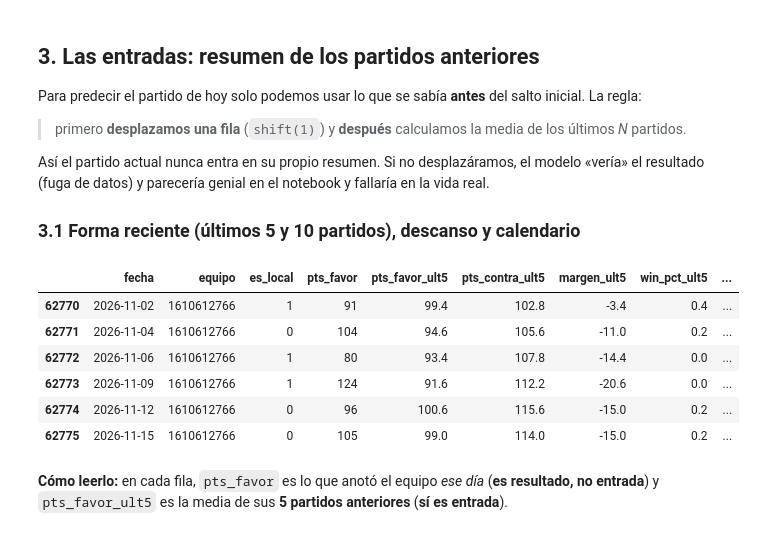
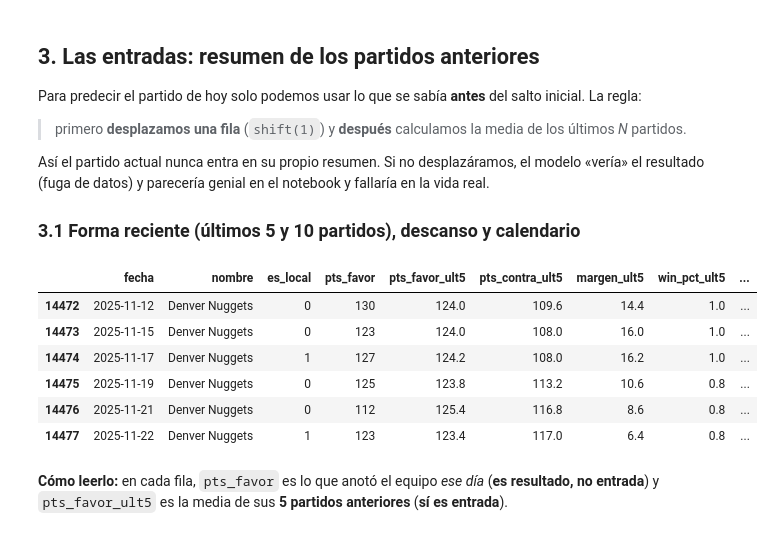
Before and after one commit to aimardf/proyecto-nba-bigdata-ia, a Jupyter notebook: notebooks/01_forma_dataset_modelado.ipynb, the cells around one changed output. Cells and saved outputs as stored; diff of their text form; code cells hidden in the pictures.

```diff
--- a/notebooks/01_forma_dataset_modelado.ipynb
+++ b/notebooks/01_forma_dataset_modelado.ipynb
@@ -56,0 +45,10 @@ Filas, columnas: (73552, 23)
+# %%
+games = pd.read_csv(RUTA / "Games.csv", low_memory=False)
+print("Filas, columnas:", games.shape)
+
+# Para las muestras usamos la ÚLTIMA TEMPORADA COMPLETA: la 2025-26 (de oct-2025 a jun-2026).
+# (La 2026-27 acaba de empezar y todavía tiene pocos partidos.)
+f = pd.to_datetime(games["gameDateTimeEst"])
+ant = games[(f >= "2025-10-01") & (f < "2026-07-01") & (games["gameType"] == "Regular Season")].sort_values("gameDateTimeEst")
+print("Partidos de temporada regular 2025-26:", len(ant))
+ant.head(5)
@@ -112,6 +119,8 @@ g = games.copy()
 g["fecha"] = pd.to_datetime(g["gameDateTimeEst"]).dt.normalize()
 # temporada = año en que empieza (la NBA empieza en octubre)
 g["temporada"] = np.where(g["fecha"].dt.month >= 8, g["fecha"].dt.year, g["fecha"].dt.year - 1)
+g["nombre_local"] = g["hometeamCity"] + " " + g["hometeamName"]
+g["nombre_visit"] = g["awayteamCity"] + " " + g["awayteamName"]
 g = g[(g["gameType"] == "Regular Season") & (g["temporada"] >= 2000) & (g["homeScore"] > 0) & (g["awayScore"] > 0)].sort_values(["fecha", "gameId"]).reset_index(drop=True)
 print("Partidos que usamos:", len(g), "| temporadas:", g["temporada"].min(), "a", g["temporada"].max())
 
@@ -123,7 +132,12 @@ largo = pd.concat([local, visit]).sort_values(["equipo", "fecha", "gameId"]).res
 largo["gana"] = (largo.pts_favor > largo.pts_contra).astype(int)
 largo["margen"] = largo.pts_favor - largo.pts_contra
 print("Filas (2 por partido):", len(largo))
-largo[largo.equipo == largo.equipo.iloc[-1]].tail(6)
+# ejemplo: un equipo en la temporada 2025-26 (los 6 primeros partidos de esa temporada)
+nombres = pd.concat([g[["hometeamId", "nombre_local"]].set_axis(["equipo", "nombre"], axis=1),
+                     g[["awayteamId", "nombre_visit"]].set_axis(["equipo", "nombre"], axis=1)]).drop_duplicates("equipo", keep="last")
+largo = largo.merge(nombres, on="equipo", how="left")
+ejemplo = largo[(largo.temporada == 2025) & (largo.nombre == "Denver Nuggets")]
+ejemplo.head(6)
 # %% [output]
 Partidos que usamos: 31388 | temporadas: 2000 a 2026
 Filas (2 por partido): 62776
@@ -147,37 +161,38 @@ y parecería genial en el notebook y fallaría en la vida real.
 # %%
 def anadir_historial(df, ventanas=(5, 10)):
     df = df.sort_values(["equipo", "fecha", "gameId"]).copy()
     grp = df.groupby("equipo", group_keys=False)
 
     for n in ventanas:
         for col, nombre in [("pts_favor", "pts_favor"), ("pts_contra", "pts_contra"),
                             ("margen", "margen"), ("gana", "win_pct")]:
             # shift(1): solo partidos ANTERIORES; luego media de los N últimos
             df[f"{nombre}_ult{n}"] = grp[col].transform(lambda s: s.shift(1).rolling(n, min_periods=n).mean())
 
     # descanso: días desde el partido anterior del mismo equipo
     df["dias_descanso"] = grp["fecha"].transform(lambda s: s.diff().dt.days).clip(upper=7)
     df["back_to_back"] = (df["dias_descanso"] == 1).astype(int)
 
     # récord de la temporada ANTES del partido (lo calculamos nosotros)
     g_temp = df.groupby(["equipo", "temporada"], group_keys=False)
     df["partidos_temporada"] = g_temp.cumcount()                      # partidos ya jugados
     df["victorias_temporada"] = g_temp["gana"].transform(lambda s: s.shift(1).cumsum()).fillna(0)
     df["win_pct_temporada"] = (df["victorias_temporada"] / df["partidos_temporada"]).where(df["partidos_temporada"] > 0)
     return df
 
 largo = anadir_historial(largo)
 cols_demo = ["fecha", "equipo", "es_local", "pts_favor", "pts_favor_ult5", "pts_contra_ult5", "margen_ult5",
              "win_pct_ult5", "dias_descanso", "partidos_temporada", "win_pct_temporada"]
-largo[largo.equipo == largo.equipo.iloc[-1]][cols_demo].tail(6).round({c: 2 for c in cols_demo if c != "fecha"})
+cols_demo = ["fecha", "nombre"] + cols_demo[2:]
+largo[(largo.temporada == 2025) & (largo.nombre == "Denver Nuggets")][cols_demo].iloc[10:16].round({c: 2 for c in cols_demo if c not in ("fecha", "nombre")})
 # %% [output]
-|  | fecha | equipo | es_local | pts_favor | pts_favor_ult5 | pts_contra_ult5 | margen_ult5 | win_pct_ult5 | ... |
-| 62770 | 2026-11-02 | 1610612766 | 1 | 91 | 99.4 | 102.8 | -3.4 | 0.4 | ... |
-| 62771 | 2026-11-04 | 1610612766 | 0 | 104 | 94.6 | 105.6 | -11.0 | 0.2 | ... |
-| 62772 | 2026-11-06 | 1610612766 | 1 | 80 | 93.4 | 107.8 | -14.4 | 0.0 | ... |
-| 62773 | 2026-11-09 | 1610612766 | 1 | 124 | 91.6 | 112.2 | -20.6 | 0.0 | ... |
-| 62774 | 2026-11-12 | 1610612766 | 0 | 96 | 100.6 | 115.6 | -15.0 | 0.2 | ... |
-| 62775 | 2026-11-15 | 1610612766 | 0 | 105 | 99.0 | 114.0 | -15.0 | 0.2 | ... |
+|  | fecha | nombre | es_local | pts_favor | pts_favor_ult5 | pts_contra_ult5 | margen_ult5 | win_pct_ult5 | ... |
+| 14472 | 2025-11-12 | Denver Nuggets | 0 | 130 | 124.0 | 109.6 | 14.4 | 1.0 | ... |
+| 14473 | 2025-11-15 | Denver Nuggets | 0 | 123 | 124.0 | 108.0 | 16.0 | 1.0 | ... |
+| 14474 | 2025-11-17 | Denver Nuggets | 1 | 127 | 124.2 | 108.0 | 16.2 | 1.0 | ... |
+| 14475 | 2025-11-19 | Denver Nuggets | 0 | 125 | 123.8 | 113.2 | 10.6 | 0.8 | ... |
+| 14476 | 2025-11-21 | Denver Nuggets | 0 | 112 | 125.4 | 116.8 | 8.6 | 0.8 | ... |
+| 14477 | 2025-11-22 | Denver Nuggets | 1 | 123 | 123.4 | 117.0 | 6.4 | 0.8 | ... |
 # %% [markdown]
 **Cómo leerlo:** en cada fila, `pts_favor` es lo que anotó el equipo *ese día* (**es resultado, no entrada**) y
 `pts_favor_ult5` es la media de sus **5 partidos anteriores** (**sí es entrada**).
```
Also changed, not shown: parts of 9 cells of this notebook.
